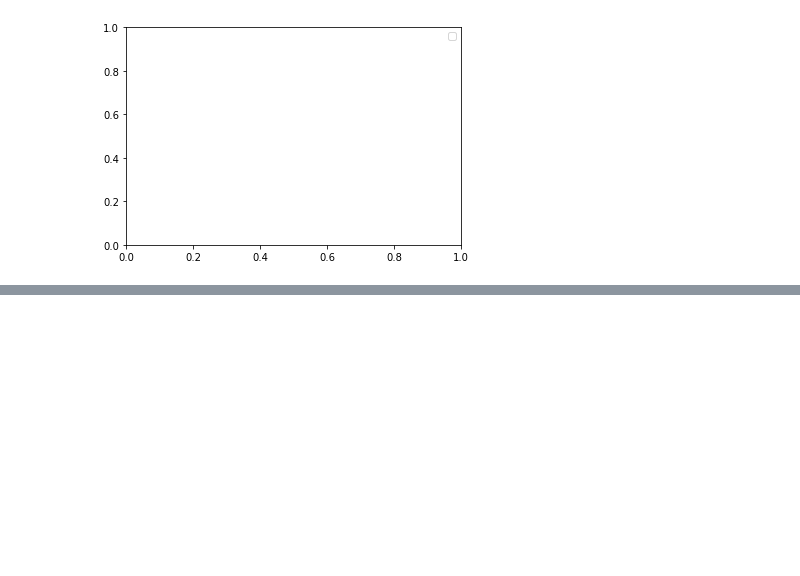
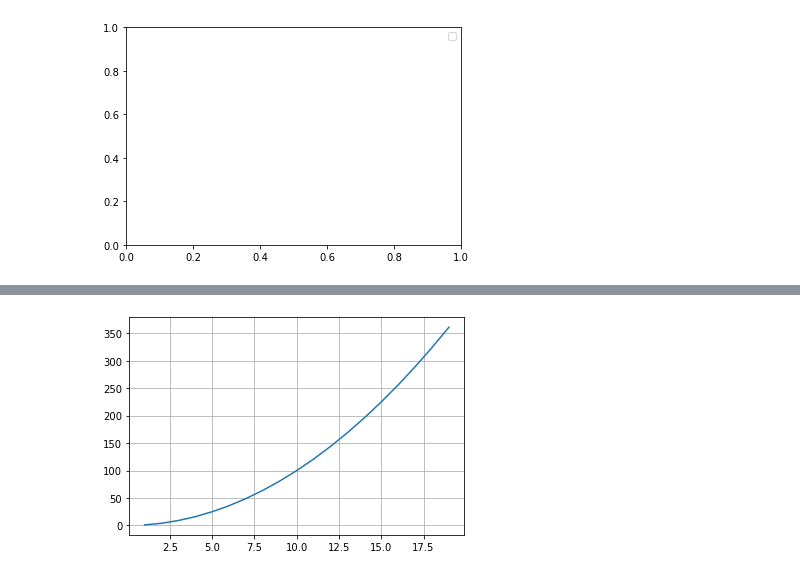
Before and after one commit to Disha0803/Matplotlib, a Jupyter notebook: Matplotlib basics.ipynb, the cells around one changed output, grey strips where cells are left out. Cells and saved outputs as stored; diff of their text form; code cells hidden in the pictures; blank space fills up the shorter version.

```diff
--- a/Matplotlib basics.ipynb
+++ b/Matplotlib basics.ipynb
@@ -257,0 +294,8 @@ class Legend(matplotlib.artist.Artist)
+# %%
+x=np.arange(1,20)
+y=x**2
+plt.plot(x,y)
+plt.grid(which='major')
+plt.show()
+# %% [output]
+[figure, added]
```
Also changed, not shown: parts of 8 cells of this notebook.
